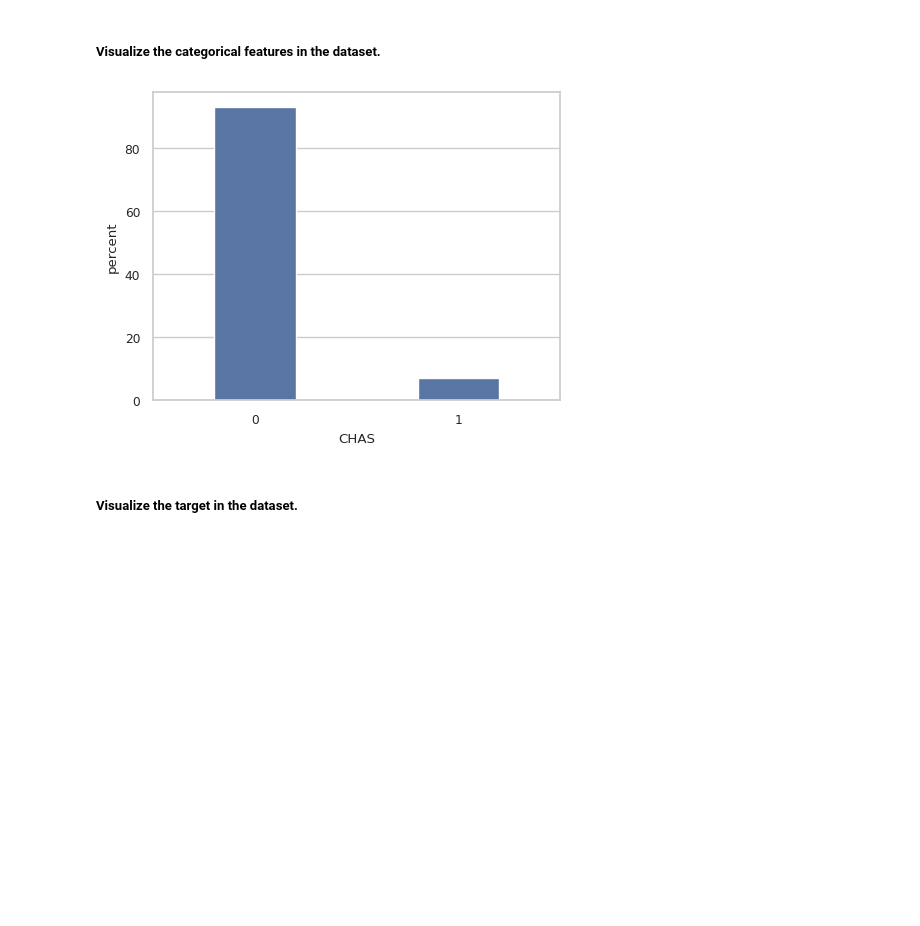
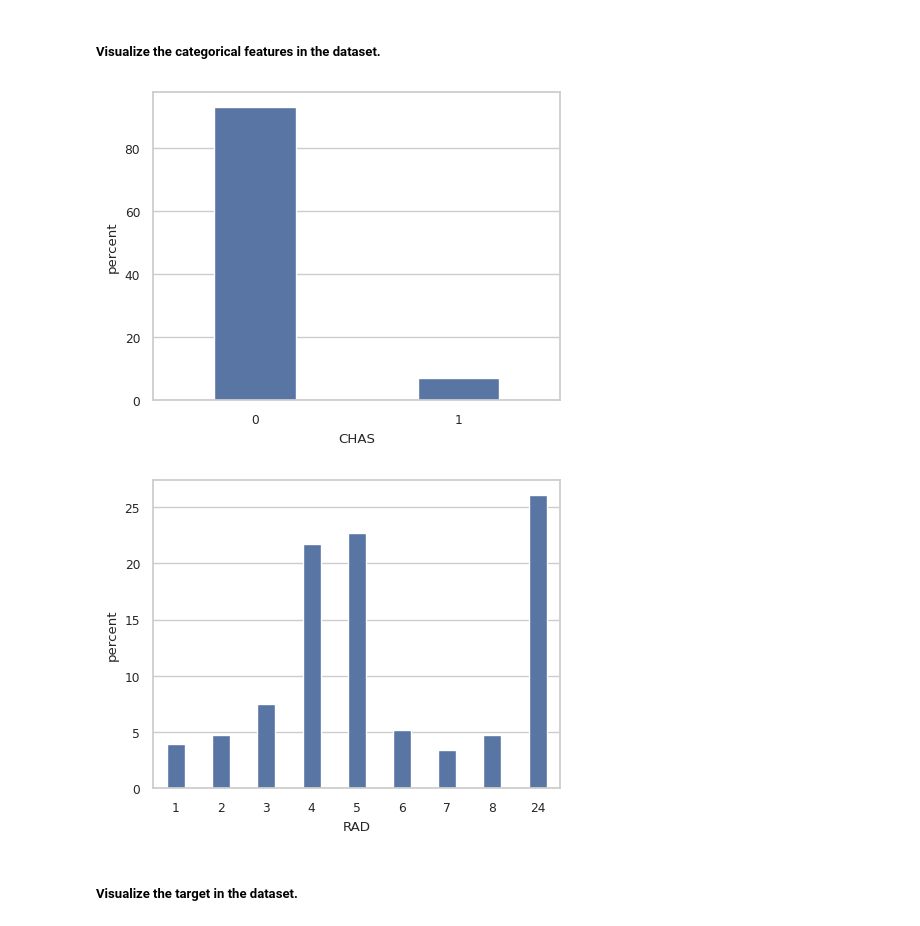
Before and after one commit to bmarquez429/AI-ML-DS-Excursions, a Jupyter notebook: 009_shap/shap.ipynb, the cells around one changed output. Drawn from its saved outputs; the diff is of its cells as text; code cells hidden in the pictures; blank space fills up the shorter version.

```diff
--- a/009_shap/shap.ipynb
+++ b/009_shap/shap.ipynb
@@ -86,17 +86,18 @@ plt.show()
 # %%
 plt.rcParams["figure.figsize"] = [5.25, 4]
 sns.set_style("whitegrid")
 
-categoricalFeatures = ["CHAS"]
+categoricalFeatures = ["CHAS", "RAD"]
 
 for feature in categoricalFeatures:
 
     uniqueValues = dataset[feature].unique().tolist()
     uniqueValues.sort()
     sns.countplot(data = dataset, x = feature, order = uniqueValues, stat = "percent", width = 0.4)
     plt.show()
 # %% [output]
 [figure]
+[figure, added]
 # %% [markdown]
 ##### Visualize the target in the dataset.
 # %%
```
Also changed, not shown: parts of 4 cells of this notebook.
